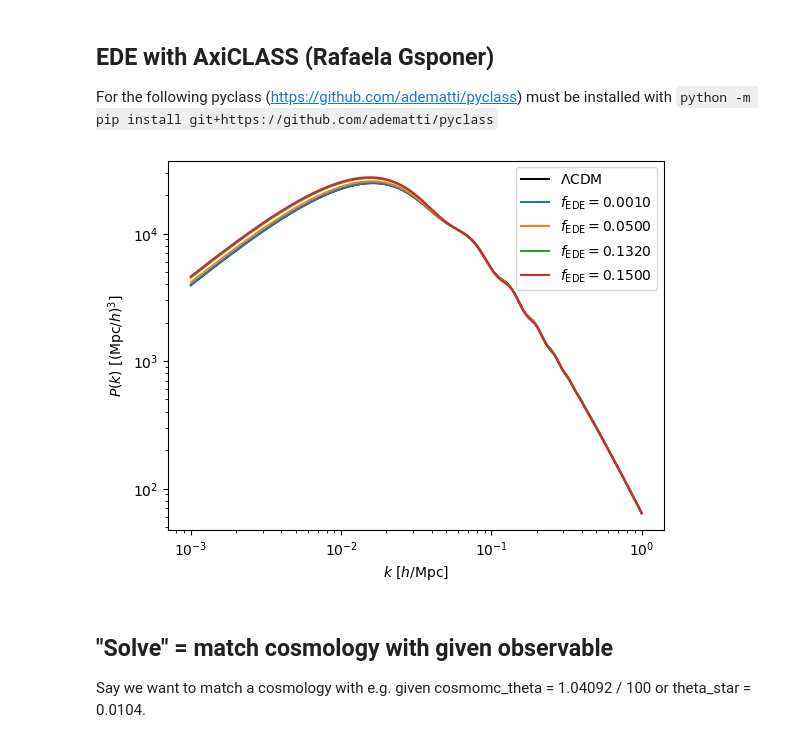
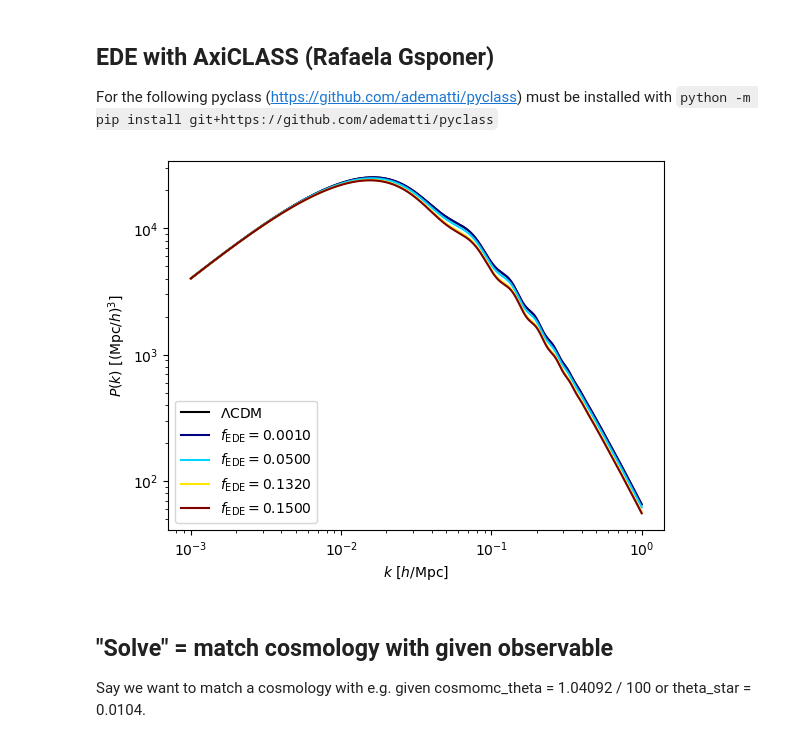
Before and after one commit to cosmodesi/cosmoprimo, a Jupyter notebook: nb/examples.ipynb, the cells around one changed output. Saved outputs shown, nothing was run; the diff lists cells and outputs as text; code cells hidden in the pictures.

````diff
--- a/nb/examples.ipynb
+++ b/nb/examples.ipynb
@@ -293,15 +293,15 @@ plt.show()
 # Several engines are available for the power spectrum, but wallish2018 and peakaverage seem the most accurate one
 # peakaverage has smooth dependence on cosmological parameters (useful for taking derivatives)
 # Note one can also provide a 1D power spectrum interpolator
-#pknow_wallish = PowerSpectrumBAOFilter(pk, engine='wallish2018').smooth_pk_interpolator()
+pknow_wallish = PowerSpectrumBAOFilter(pk, engine='wallish2018').smooth_pk_interpolator()
 pknow_brieden = PowerSpectrumBAOFilter(pk, engine='peakaverage', cosmo=cosmo, cosmo_fid=cosmo).smooth_pk_interpolator()
 k = np.logspace(-3, 2, 1000)
 z = np.linspace(0., 4., 10)
 colors = plt.cm.jet(np.linspace(0, 1, len(z)))
-#plt.plot([], [], linestyle='--', color='k', label='wallish2018')
+plt.plot([], [], linestyle='--', color='k', label='wallish2018')
 plt.plot([], [], linestyle='-', color='k', label='peakaverage')
 for zz, color in zip(z, colors):
-    #plt.loglog(k, pk(k, z=zz) / pknow_wallish(k, z=zz), color=color, linestyle='--')
+    plt.loglog(k, pk(k, z=zz) / pknow_wallish(k, z=zz), color=color, linestyle='--')
     plt.loglog(k, pk(k, z=zz) / pknow_brieden(k, z=zz), color=color, linestyle='-')
 plt.xlabel(r'$k$ [$h/\mathrm{Mpc}$]')
 plt.ylabel(r'$P(k)/P_{\mathrm{now}}(k)$')
@@ -352,25 +352,27 @@ plt.show()
 ## EDE with AxiCLASS (Rafaela Gsponer)
 For the following pyclass (https://github.com/adematti/pyclass) must be installed with ```python -m pip install git+https://github.com/adematti/pyclass```
 # %%
-cosmo = Cosmology(engine='axiclass')
+cosmo = Cosmology(logA=3., engine='axiclass')
 z = 0.
 k = np.logspace(-3., 0., 1000)
 pk = cosmo.get_fourier().pk_interpolator().to_1d(z=z)
 plt.loglog(k, pk(k), color='k', label='$\Lambda\mathrm{CDM}$')
 
-for fede in [0.001, 0.05, 0.132, 0.15]:
+fede = [0.001, 0.05, 0.132, 0.15]
+colors = plt.cm.jet(np.linspace(0, 1, len(fede)))
+for fede, color in zip(fede, colors):
     cosmo = cosmo.clone(scf_potential='axion', n_axion=2.6, log10_axion_ac=-3.531, fraction_axion_ac=fede, scf_parameters=[2.72, 0.0],
                         scf_evolve_as_fluid=False, scf_evolve_like_axionCAMB=False, attractor_ic_scf=False, compute_phase_shift=False,
                         include_scf_in_delta_m=True, include_scf_in_delta_cb=True)
     pk = cosmo.get_fourier().pk_interpolator().to_1d(z=z)
-    plt.loglog(k, pk(k), label=r'$f_\mathrm{{EDE}} = {:.4f}$'.format(fede))
+    plt.loglog(k, pk(k), label=r'$f_\mathrm{{EDE}} = {:.4f}$'.format(fede), color=color)
 
 plt.legend()
 plt.xlabel(r'$k$ [$h/\mathrm{Mpc}$]')
 plt.ylabel(r'$P(k)$ [$(\mathrm{Mpc}/h)^{3}$]')
 plt.show()
 # %% [output]
-[figure, old version]
+[figure, new version]
 # %% [markdown]
 ## "Solve" = match cosmology with given observable
 Say we want to match a cosmology with e.g. given cosmomc_theta = 1.04092 / 100 or theta_star = 0.0104.
````
Also changed, not shown: parts of 1 cell of this notebook.
